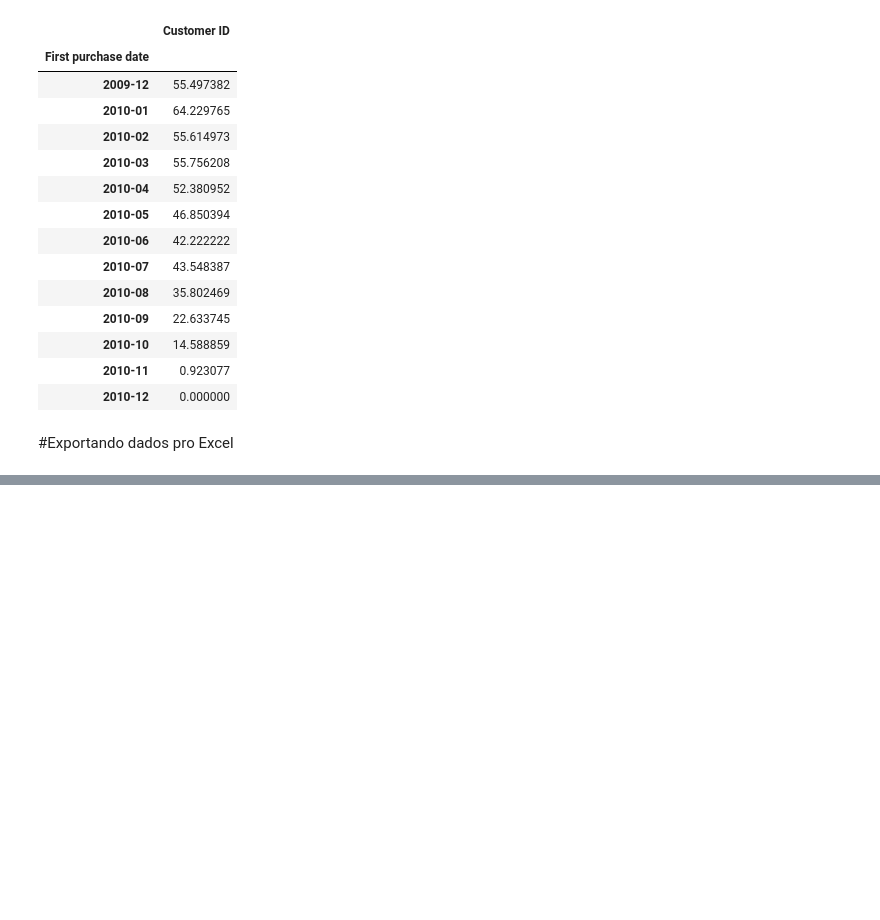
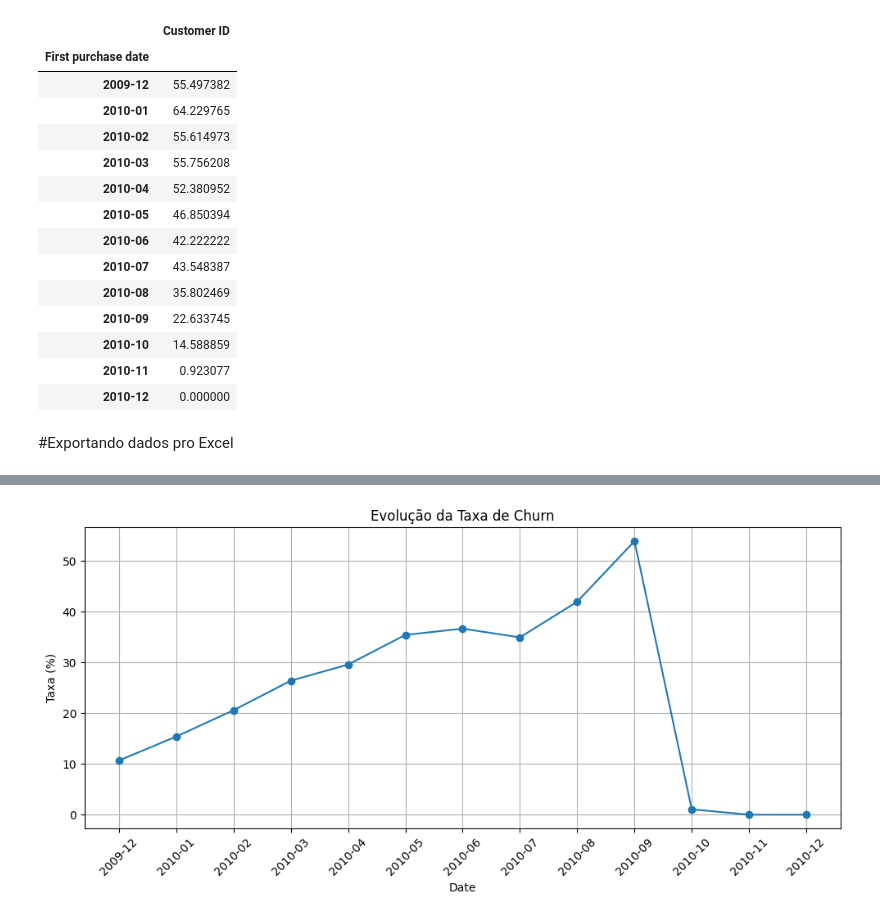
Before and after one commit to edsondamasceno/Data-Analysis, a Jupyter notebook: Cohort_Analysis.ipynb, the cells around one changed output, grey strips where cells are left out. Cells and saved outputs as stored; diff of their text form; code cells hidden in the pictures; blank space fills up the shorter version.

```diff
--- a/Cohort_Analysis.ipynb
+++ b/Cohort_Analysis.ipynb
@@ -449,0 +434,5 @@ df_new.to_excel('/content/drive/MyDrive/Data Analysis/Result/dataframe.xlsx')
+# %%
+df_churn = pd.read_excel('/content/drive/MyDrive/Data Analysis/Result/churn.xlsx')
+df_risk_churn = pd.read_excel('/content/drive/MyDrive/Data Analysis/Result/risk_churn.xlsx')
+df_retention = pd.read_excel('/content/drive/MyDrive/Data Analysis/Result/retencao.xlsx')
+df_reactivation = pd.read_excel('/content/drive/MyDrive/Data Analysis/Result/reactivation.xlsx')
@@ -449,0 +448,11 @@ df_new.to_excel('/content/drive/MyDrive/Data Analysis/Result/dataframe.xlsx')
+# %%
+#Renomeando
+df_churn.rename(columns={'First purchase date': 'date', 'Customer ID': 'rate'}, inplace=True)
+df_risk_churn.rename(columns={'First purchase date': 'date', 'Customer ID': 'rate'}, inplace=True)
+df_retention.rename(columns={'First purchase date': 'date', 'Customer ID': 'rate'}, inplace=True)
+df_reactivation.rename(columns={'First purchase date': 'date', 'Customer ID': 'rate'}, inplace=True)
+# %%
+df_churn['new_date'] = df_churn['date'].dt.to_period('M')
+df_risk_churn['new_date'] = df_risk_churn['date'].dt.to_period('M')
+df_retention['new_date'] = df_retention['date'].dt.to_period('M')
+df_reactivation['new_date'] = df_reactivation['date'].dt.to_period('M')
@@ -449,0 +468,14 @@ df_new.to_excel('/content/drive/MyDrive/Data Analysis/Result/dataframe.xlsx')
+# %%
+plt.figure(figsize=(10, 5))
+plt.plot(range(len(df_churn["new_date"])), df_churn["rate"], marker='o')
+
+plt.xticks(range(len(df_churn["new_date"])), df_churn["new_date"], rotation=45)
+
+plt.xlabel("Date")
+plt.ylabel("Taxa (%)")
+plt.title("Evolução da Taxa de Churn")
+plt.grid(True)
+plt.tight_layout()
+plt.show()
+# %% [output]
+[figure, added]
```
Also changed, not shown: parts of 9 cells of this notebook.
